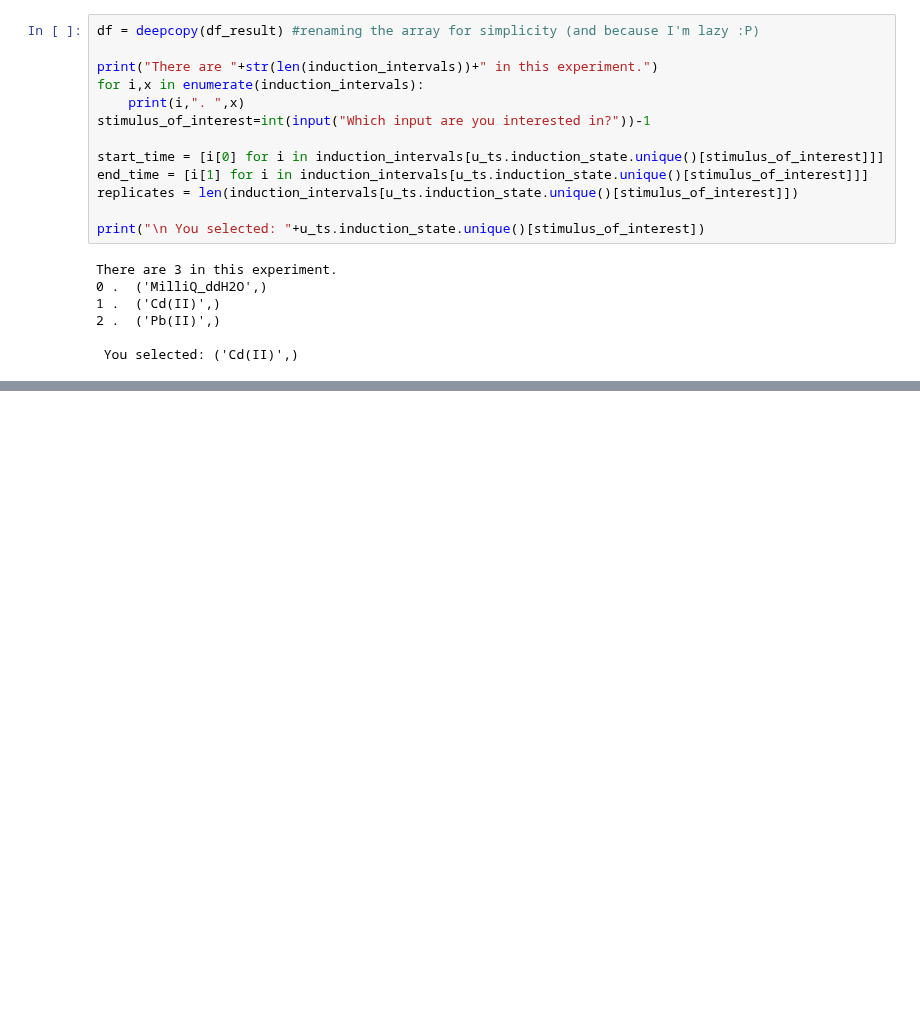
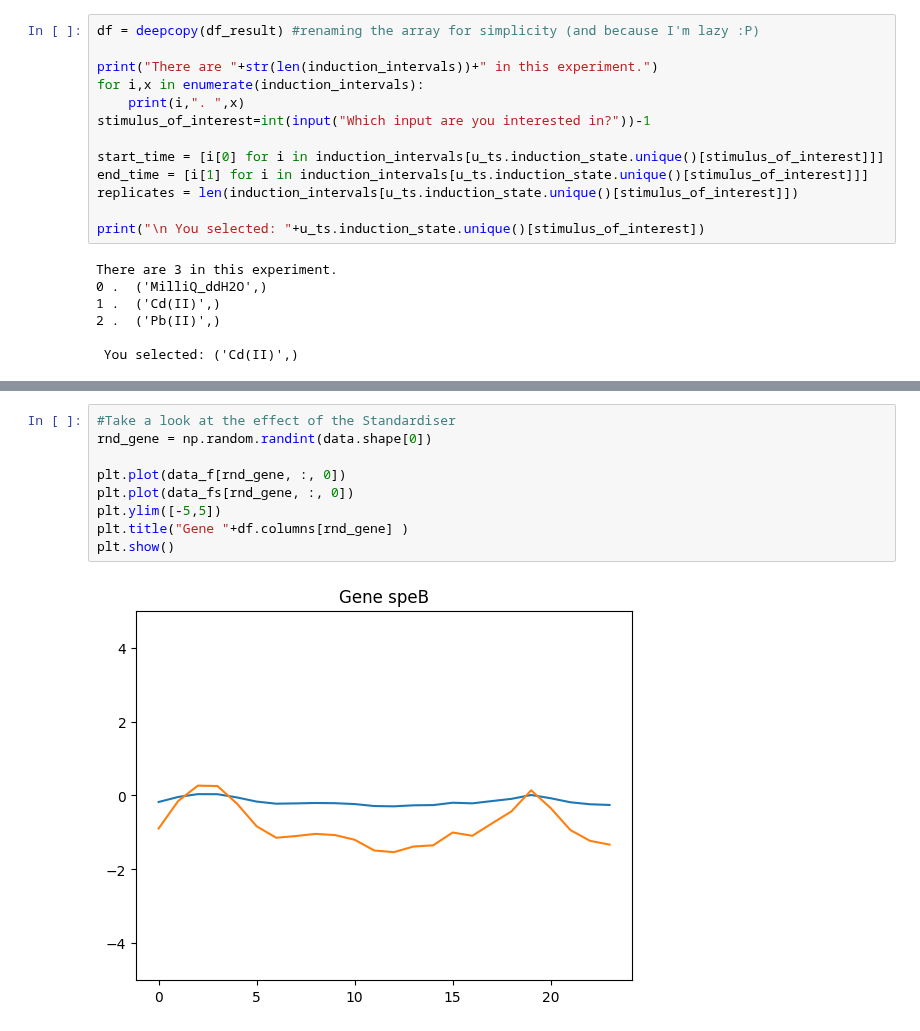
Before and after one commit to fmenol/transcriptome-dynamics-dmd-observability, a Jupyter notebook: chemchall_preprocess.ipynb, the cells around one changed output, grey strips where cells are left out. Saved outputs shown, nothing was run; the diff lists cells and outputs as text; blank space fills up the shorter version.

```diff
--- a/chemchall_preprocess.ipynb
+++ b/chemchall_preprocess.ipynb
@@ -201,0 +214,11 @@ data.shape
+# %%
+#Take a look at the effect of the Standardiser
+rnd_gene = np.random.randint(data.shape[0])
+
+plt.plot(data_f[rnd_gene, :, 0])
+plt.plot(data_fs[rnd_gene, :, 0])
+plt.ylim([-5,5])
+plt.title("Gene "+df.columns[rnd_gene] )
+plt.show()
+# %% [output]
+[figure, added]
```
Also changed, not shown: parts of 22 cells of this notebook.
